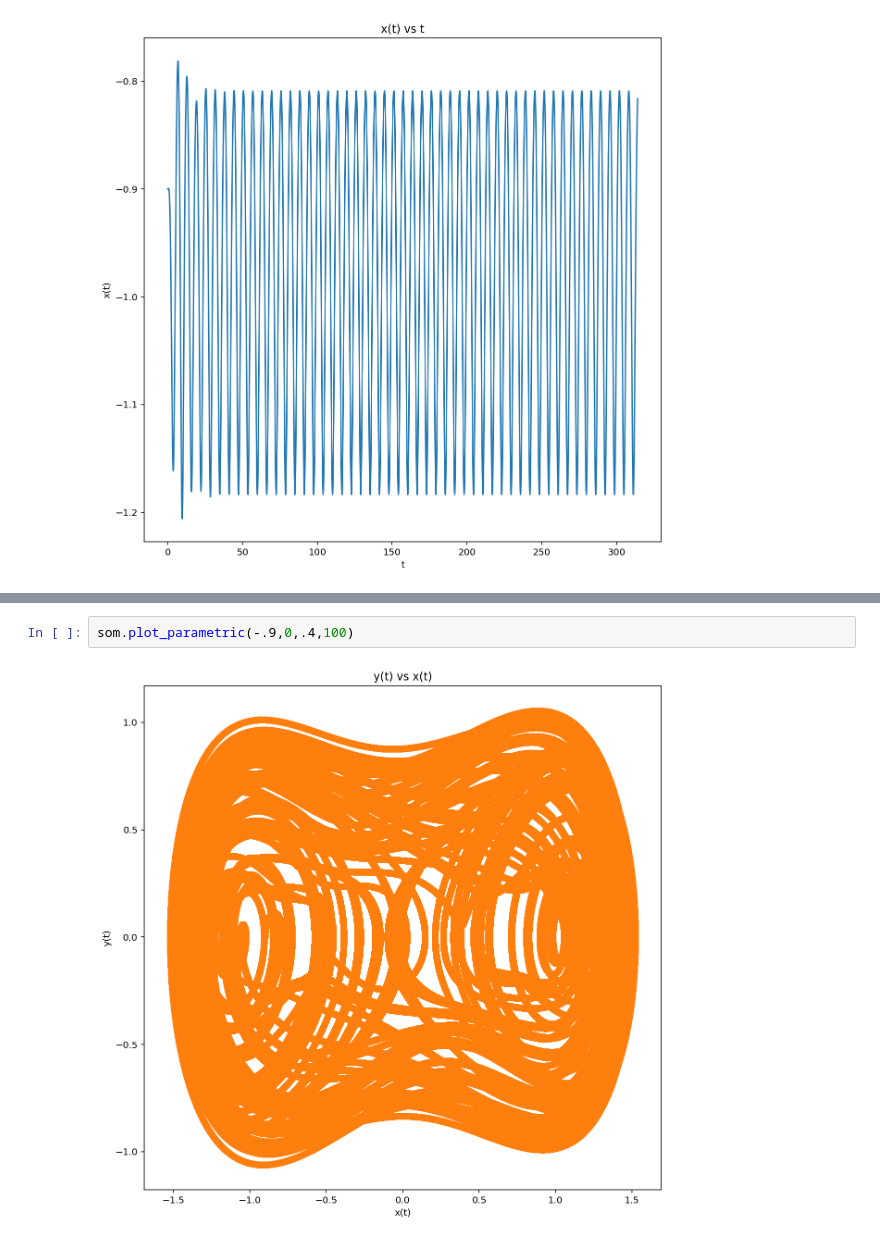
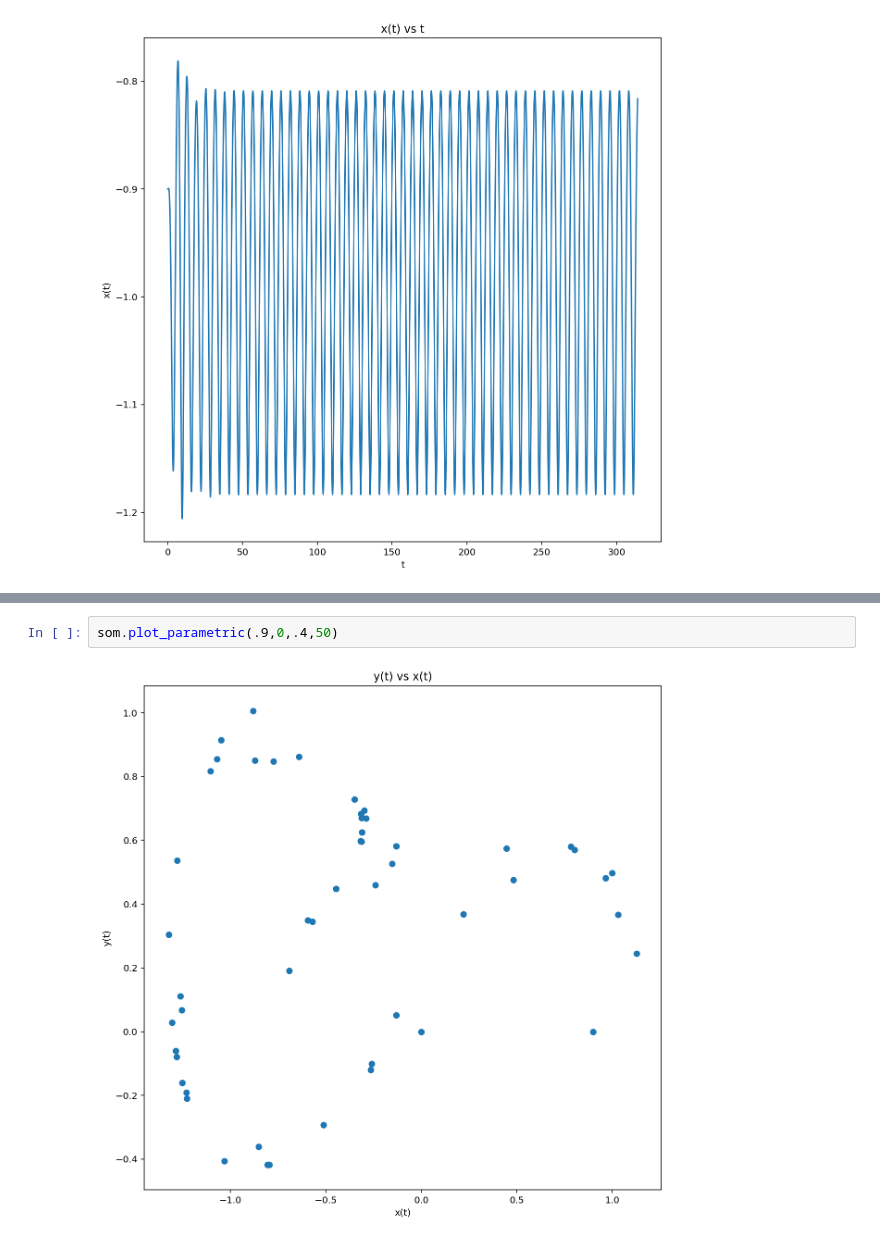
Before and after one commit to chapman-phys220-2018s/cw-12-phys220, a Jupyter notebook: cw12-duffing.ipynb, the cells around one changed output, grey strips where cells are left out. Cells and saved outputs as stored; diff of their text form.

```diff
--- a/cw12-duffing.ipynb
+++ b/cw12-duffing.ipynb
@@ -7,4 +81,4 @@ som.plot_x(-.9,0,.18,314159)
 # %%
-som.plot_parametric(-.9,0,.4,100)
+som.plot_parametric(.9,0,.4,50)
 # %% [output]
-[figure, old version]
+[figure, new version]
```
Also changed, not shown: parts of 20 cells of this notebook, 1 other file.
